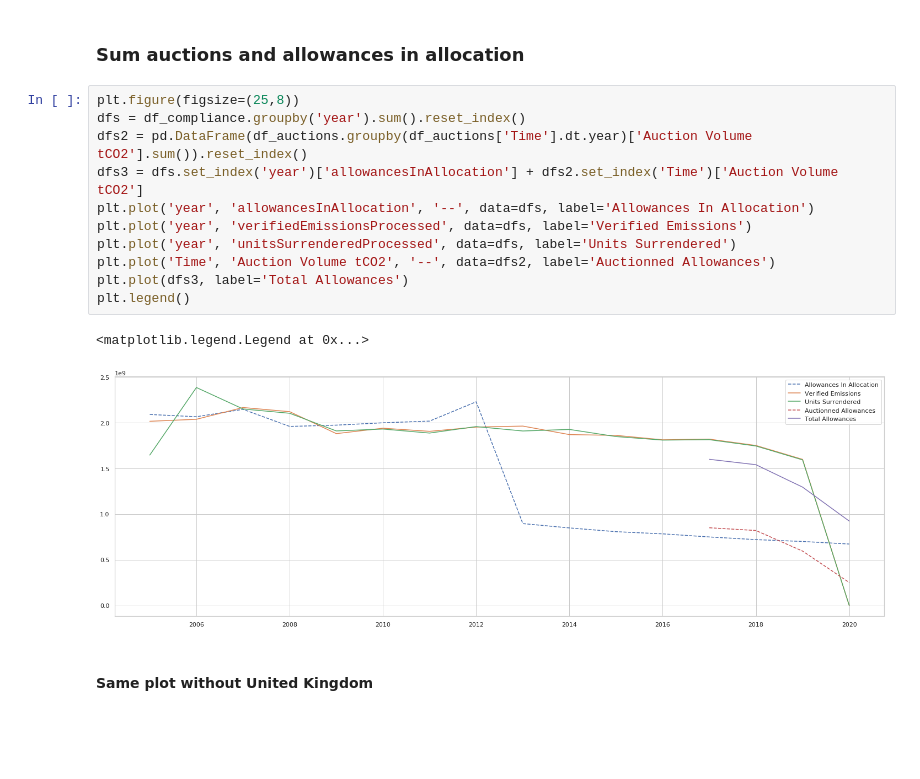
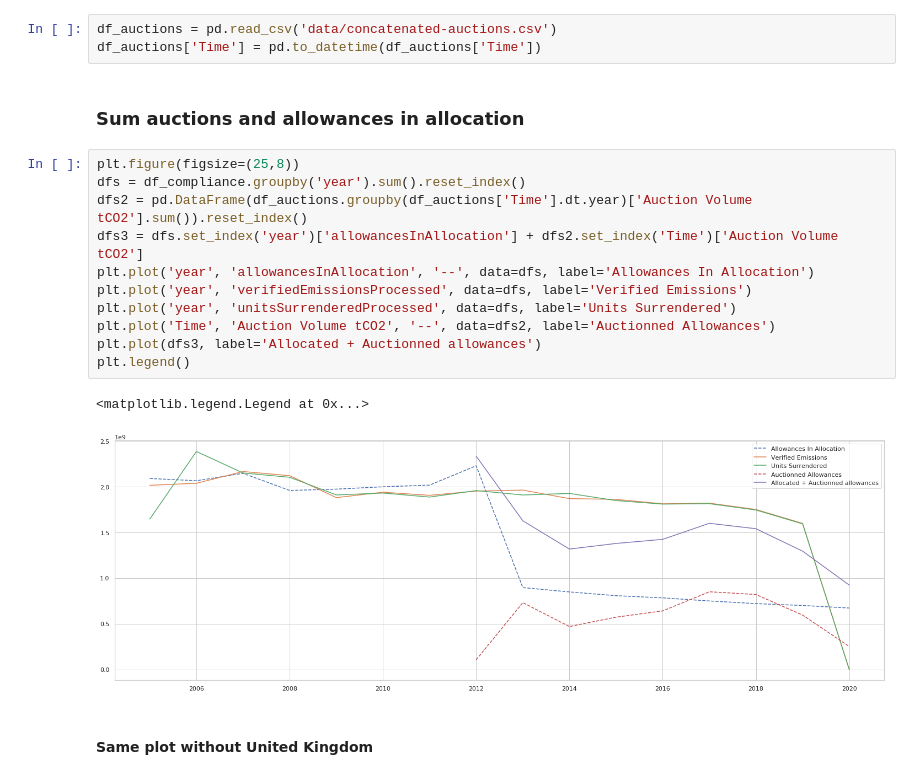
Before and after one commit to alexisthual/ets-allocations-analysis, a Jupyter notebook: ETS_allocations_analysis_advanced.ipynb, the cells around one changed output. Drawn from its saved outputs; the diff is of its cells as text; blank space fills up the shorter version.

Commit message:
Add eex data for years [|2012;2016|] to advanced analysis

```diff
--- a/ETS_allocations_analysis_advanced.ipynb
+++ b/ETS_allocations_analysis_advanced.ipynb
@@ -292,19 +284,22 @@ for year in range(2012, 2021):
+# %%
+df_auctions = pd.read_csv('data/concatenated-auctions.csv')
+df_auctions['Time'] = pd.to_datetime(df_auctions['Time'])
 # %% [markdown]
 ### Sum auctions and allowances in allocation
 # %%
 plt.figure(figsize=(25,8))
 dfs = df_compliance.groupby('year').sum().reset_index()
 dfs2 = pd.DataFrame(df_auctions.groupby(df_auctions['Time'].dt.year)['Auction Volume tCO2'].sum()).reset_index()
 dfs3 = dfs.set_index('year')['allowancesInAllocation'] + dfs2.set_index('Time')['Auction Volume tCO2']
 plt.plot('year', 'allowancesInAllocation', '--', data=dfs, label='Allowances In Allocation')
 plt.plot('year', 'verifiedEmissionsProcessed', data=dfs, label='Verified Emissions')
 plt.plot('year', 'unitsSurrenderedProcessed', data=dfs, label='Units Surrendered')
 plt.plot('Time', 'Auction Volume tCO2', '--', data=dfs2, label='Auctionned Allowances')
-plt.plot(dfs3, label='Total Allowances')
+plt.plot(dfs3, label='Allocated + Auctionned allowances')
 plt.legend()
 # %% [output]
 <matplotlib.legend.Legend at 0x...>
-[figure, old version]
+[figure, new version]
 # %% [markdown]
 #### Same plot without United Kingdom
 # %% [markdown]
```
Also changed, not shown: parts of 3 cells of this notebook.
